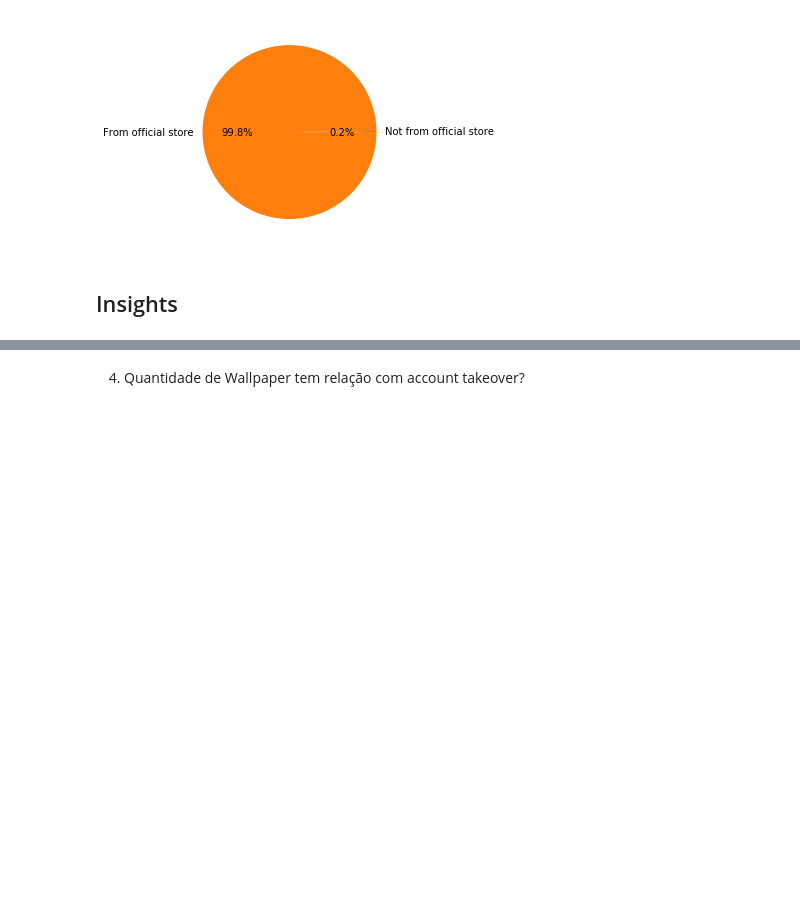
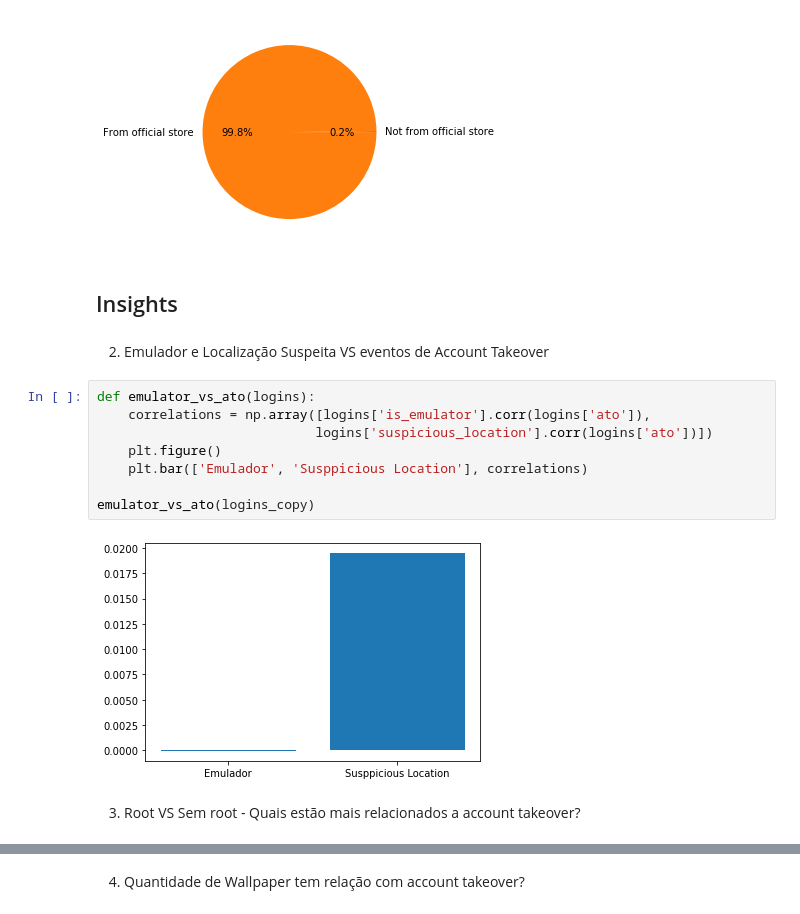
Before and after one commit to mrdedede/Incognia-Project, a Jupyter notebook: graficos.ipynb, the cells around one changed output, grey strips where cells are left out. Cells and saved outputs as stored; diff of their text form; blank space fills up the shorter version.

```diff
--- a/graficos.ipynb
+++ b/graficos.ipynb
@@ -243,3 +243,17 @@ outside_official_store(logins_copy)
 [figure]
 # %% [markdown]
 ## Insights
+# %% [markdown]
+2. Emulador e Localização Suspeita VS eventos de Account Takeover
+# %%
+def emulator_vs_ato(logins):
+    correlations = np.array([logins['is_emulator'].corr(logins['ato']),
+                            logins['suspicious_location'].corr(logins['ato'])])
+    plt.figure()
+    plt.bar(['Emulador', 'Susppicious Location'], correlations)
+
+emulator_vs_ato(logins_copy)
+# %% [output]
+[figure, added]
+# %% [markdown]
+3. Root VS Sem root - Quais estão mais relacionados a account takeover?
```
Also changed, not shown: parts of 1 cell of this notebook.
